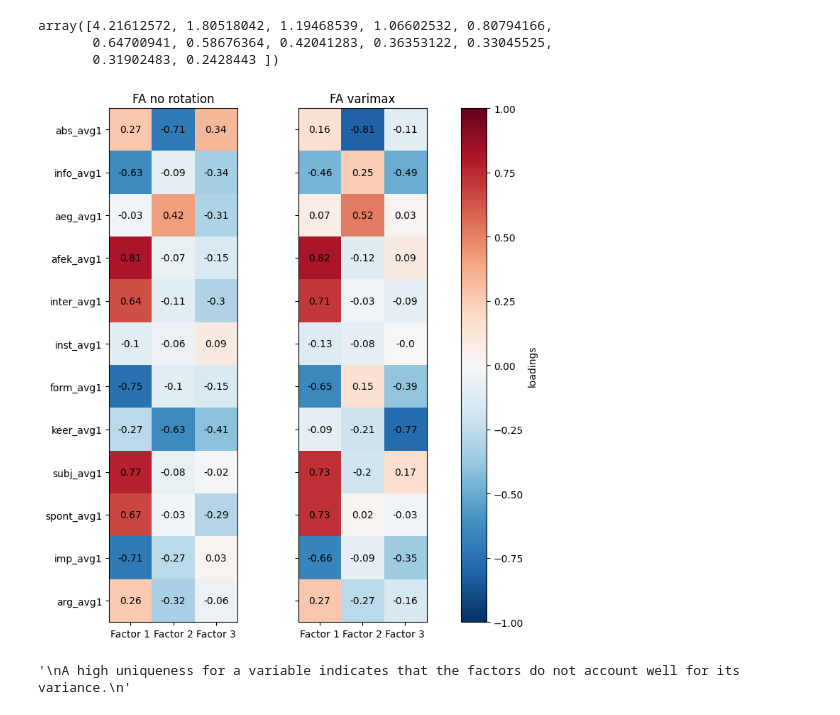
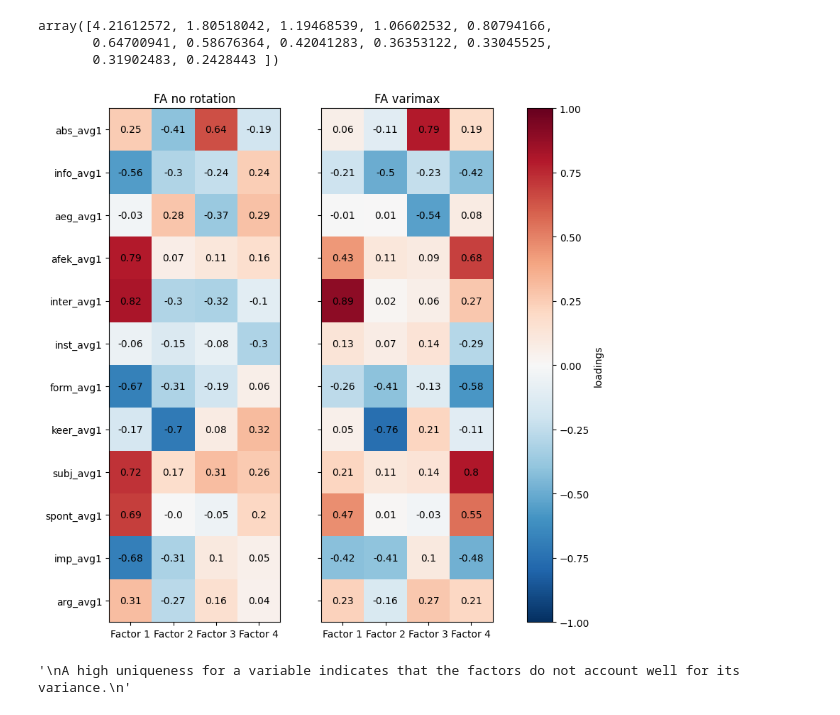
Before and after one commit to kristiinavaik/limesurvey_data, a Jupyter notebook: eesti_analyys/factor_analysis.ipynb, the cells around one changed output. Saved outputs shown, nothing was run; the diff lists cells and outputs as text; code cells hidden in the pictures.

```diff
--- a/eesti_analyys/factor_analysis.ipynb
+++ b/eesti_analyys/factor_analysis.ipynb
@@ -79,7 +79,7 @@ array([4.21612572, 1.80518042, 1.19468539, 1.06602532, 0.80794166,
        0.31902483, 0.2428443 ])
 # %%
 X = StandardScaler().fit_transform(dim_ver1)
-factors = 3
+factors = 4
 
 fas = [
     ("FA no rotation", FactorAnalysis(n_components = factors)),
@@ -100,39 +100,39 @@ for ax, (title, fa) in zip(axes, fas):
     factor_matrix = fa.components_.T
     #  Plot the data as a heat map
     im = ax.imshow(factor_matrix, cmap="RdBu_r", vmax=1, vmin=-1)
     #  and add the corresponding value to the center of each cell
     for (i,j), z in np.ndenumerate(factor_matrix):
         ax.text(j, i, str(z.round(2)), ha="center", va="center")
     #  Tell matplotlib about the metadata of the plot
     ax.set_yticks(np.arange(len(dim_ver1.columns)))
     if ax.get_subplotspec().is_first_col():
         ax.set_yticklabels(dim_ver1.columns)
     else:
         ax.set_yticklabels([])
     ax.set_title(title)
 
 # #     factors = 2
 #     ax.set_xticks([0, 1])
 #     ax.set_xticklabels(["Factor 1", "Factor 2"])
 
-    factor = 3
-    ax.set_xticks([0, 1, 2])
-    ax.set_xticklabels(["Factor 1", "Factor 2", "Factor 3"])
+#     factor = 3
+#     ax.set_xticks([0, 1, 2])
+#     ax.set_xticklabels(["Factor 1", "Factor 2", "Factor 3"])
 
 #     4 set
-#     ax.set_xticks([0, 1, 2, 3])
-#     ax.set_xticklabels(["Factor 1", "Factor 2", "Factor 3", "Factor 4"])
+    ax.set_xticks([0, 1, 2, 3])
+    ax.set_xticklabels(["Factor 1", "Factor 2", "Factor 3", "Factor 4"])
 
 
     #  and squeeze the axes tight, to save space
     plt.tight_layout()
 
 #  and add a colorbar
 cb = fig.colorbar(im, ax=axes, location='right', label="loadings")
 #  show us the plot
 plt.show()
 # %% [output]
-[figure, old version]
+[figure, new version]
 # %%
 fa = FactorAnalysis(n_components = 5, rotation="varimax")
 fa.fit(X)
```
